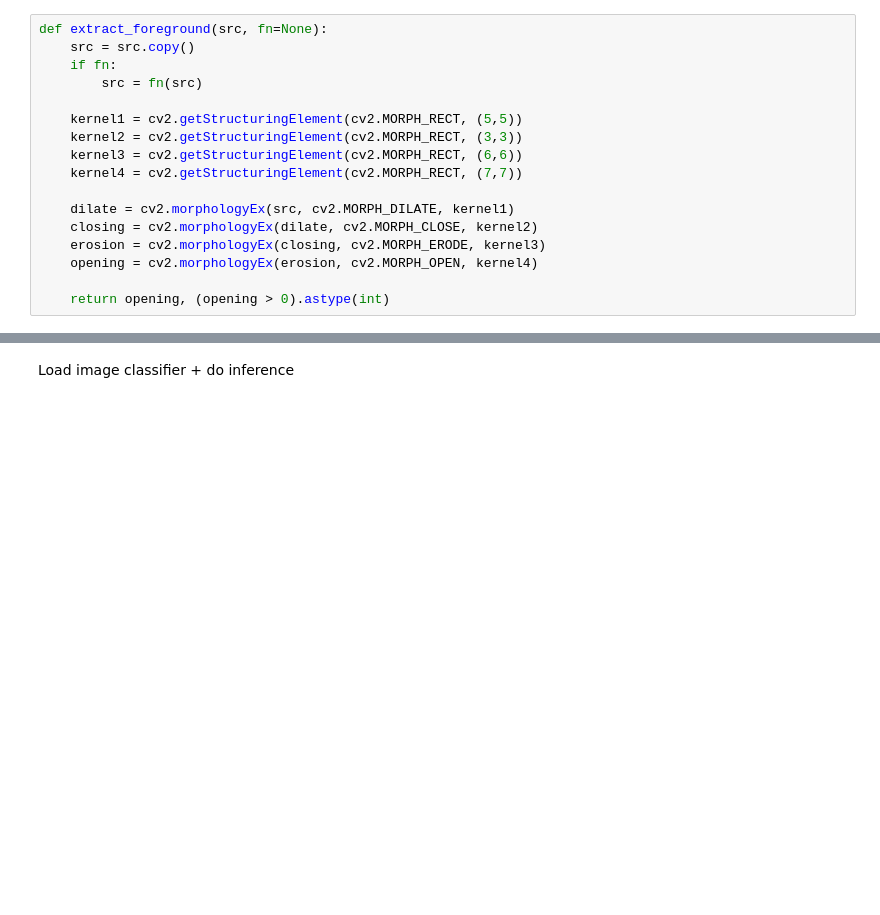
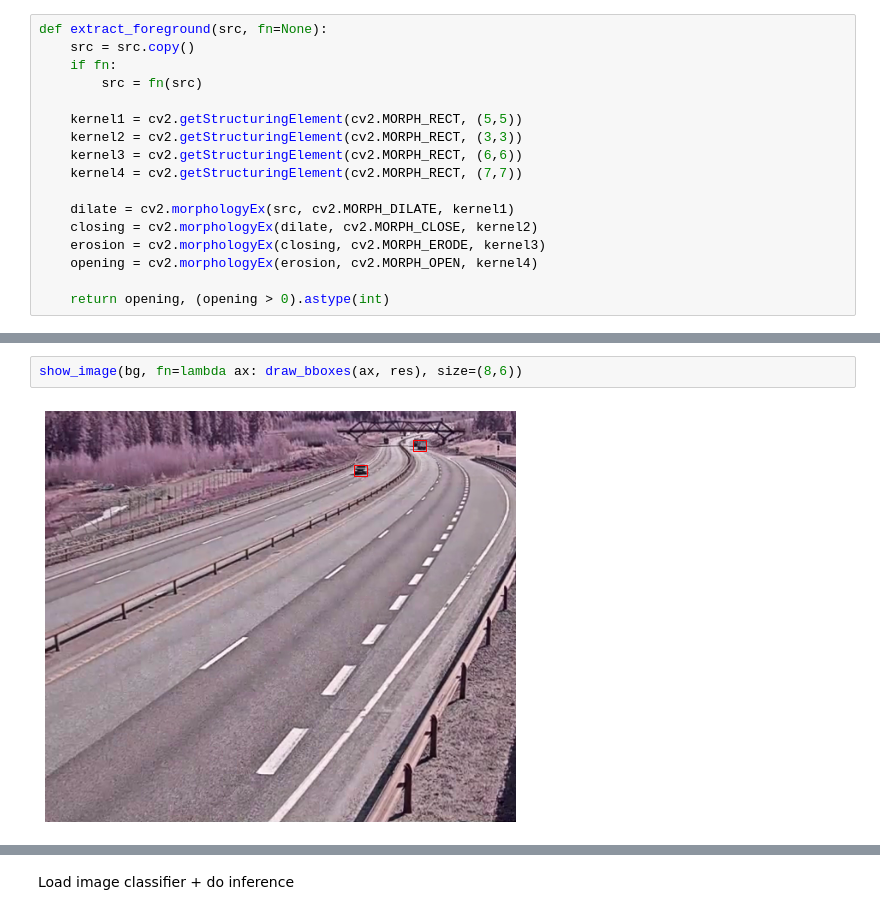
Before and after one commit to BerntA/CVEET, a Jupyter notebook: src/object-detection-bgsub.ipynb, the cells around one changed output, grey strips where cells are left out. Drawn from its saved outputs; the diff is of its cells as text; blank space fills up the shorter version.

```diff
--- a/src/object-detection-bgsub.ipynb
+++ b/src/object-detection-bgsub.ipynb
@@ -189,3 +205,7 @@ for img in detect_objects(bg, fg[-1][-1]):
+# %%
+show_image(bg, fn=lambda ax: draw_bboxes(ax, res), size=(8,6))
+# %% [output]
+[figure, added]
 # %%
 I, mask = extract_foreground(fg[-1][-1], fn=lambda x: median_blur(x,3))
 t = bg.copy()
```
Also changed, not shown: parts of 17 cells of this notebook, 3 other files.
